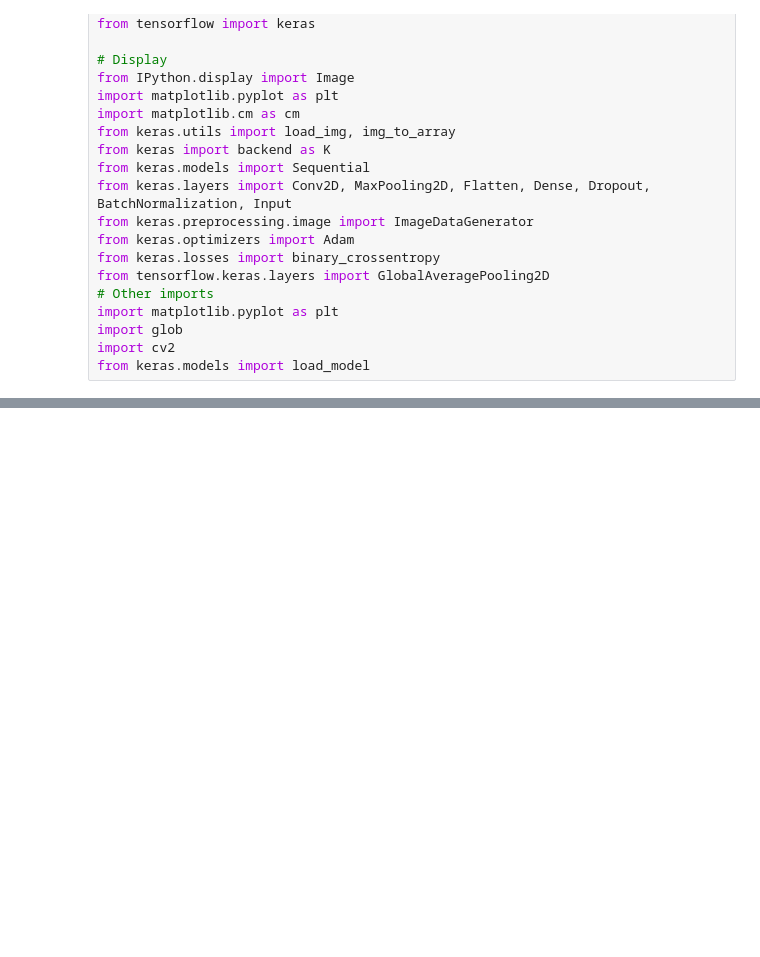
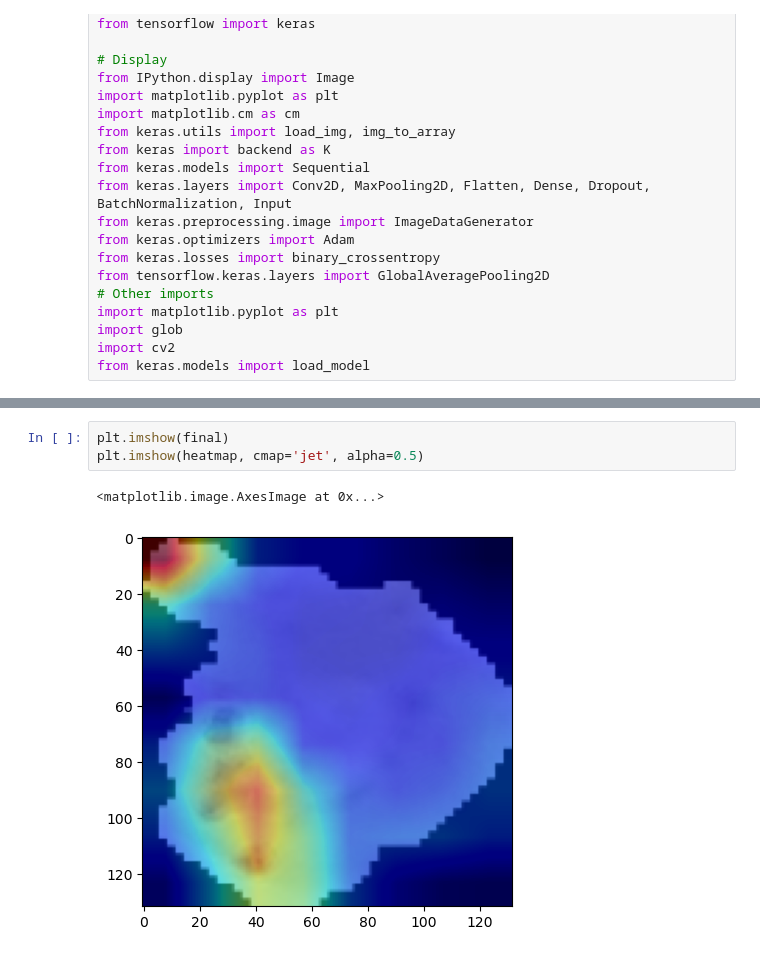
Before and after one commit to anupam413/malaria_cell_classification, a Jupyter notebook: Class Activation Map(CAM).ipynb, the cells around one changed output, grey strips where cells are left out. Drawn from its saved outputs; the diff is of its cells as text; blank space fills up the shorter version.

```diff
--- a/Class Activation Map(CAM).ipynb
+++ b/Class Activation Map(CAM).ipynb
@@ -147,0 +312,6 @@ plt.axis("off");
+# %%
+plt.imshow(final)
+plt.imshow(heatmap, cmap='jet', alpha=0.5)
+# %% [output]
+<matplotlib.image.AxesImage at 0x...>
+[figure, added]
```
Also changed, not shown: parts of 20 cells of this notebook, 2 other files.
